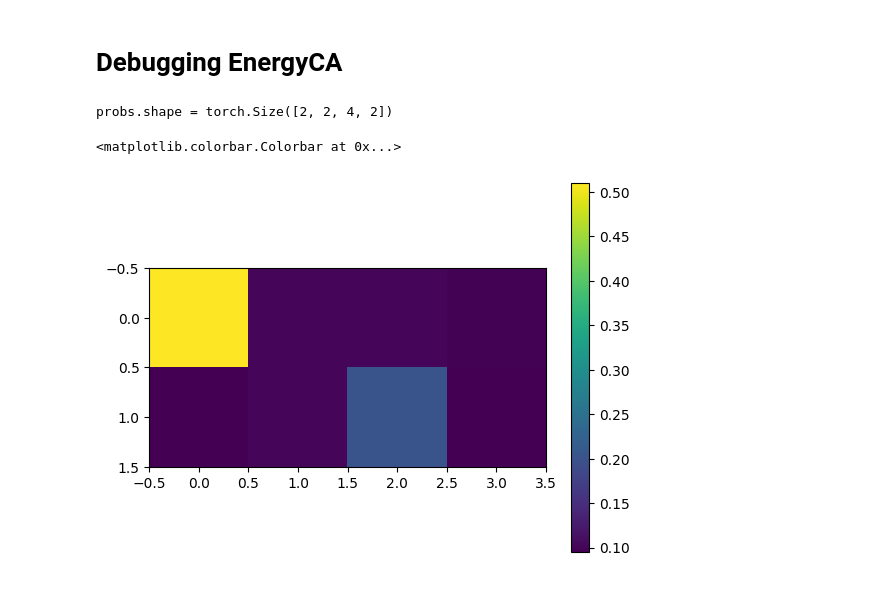
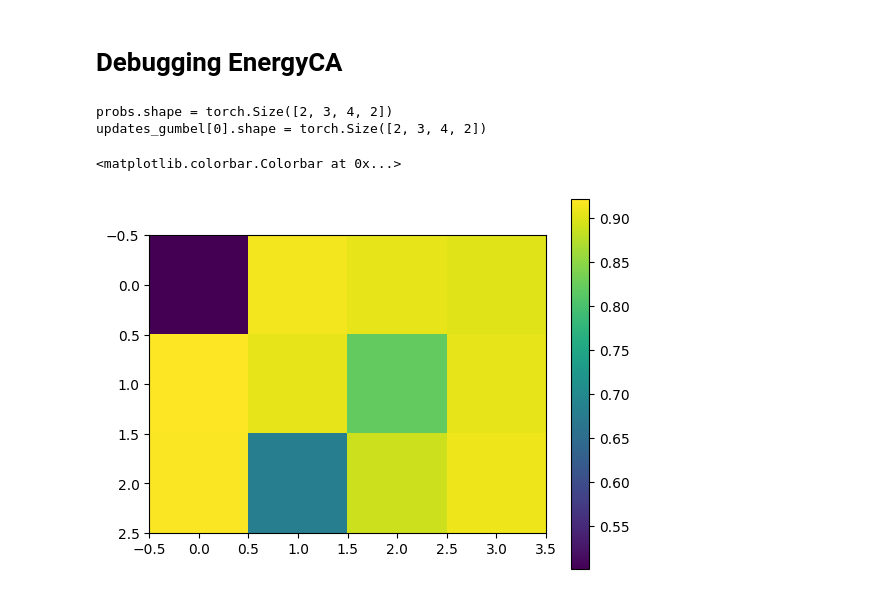
Before and after one commit to andrecharneca/Adaptive-Neural-Cellular-Automata, a Jupyter notebook: debug.ipynb, the cells around one changed output. Saved outputs shown, nothing was run; the diff lists cells and outputs as text; code cells hidden in the pictures.

```diff
--- a/debug.ipynb
+++ b/debug.ipynb
@@ -174,25 +174,28 @@ lizard_dirty.shape = (40, 40, 4)
 # %%
 # trying gumbel softmax
 probs = np.array([
-    [[0.8,0.2, 0.1, 0.5], [0.1,0.1,0.1,0.1]],
-    [[0.5,0.1,0.1,0.1], [0.1,0.1,0.2,0.1]],
+    [[0.8,0.2, 0.1, 0.5], [0.1,0.1,0.1,0.1], [0.1,0.3,0.1,0.1]],
+    [[0.5,0.1,0.1,0.1], [0.1,0.1,0.2,0.1], [0.1,0.3,0.1,0.1]]
     ])
 probs = torch.from_numpy(probs).unsqueeze(-1)
 probs = torch.cat([probs, 1-probs], dim=-1) # gumbel softmax requires #channels = #classes, we have 2 classes: fire or no fire
 debug("probs.shape")
+#debug("probs")
 logits = torch.log(probs)
 
 # do histogram over multiple samples
 
 updates_gumbel = []
-for i in range(10000):
+for i in range(1000):
     updates_gumbel.append(torch.nn.functional.gumbel_softmax(logits, hard=True))
 
+debug("updates_gumbel[0].shape")
 updates_gumbel = torch.stack(updates_gumbel)
-updates_gumbel = updates_gumbel.sum(axis=0) / 10000
+updates_gumbel = updates_gumbel.sum(axis=0) / 1000
 plt.imshow(updates_gumbel[1,:,:,0].numpy())
 plt.colorbar()
 # %% [output]
-probs.shape = torch.Size([2, 2, 4, 2])
+probs.shape = torch.Size([2, 3, 4, 2])
+updates_gumbel[0].shape = torch.Size([2, 3, 4, 2])
 <matplotlib.colorbar.Colorbar at 0x...>
-[figure, old version]
+[figure, new version]
```
Also changed, not shown: 5 other files.
